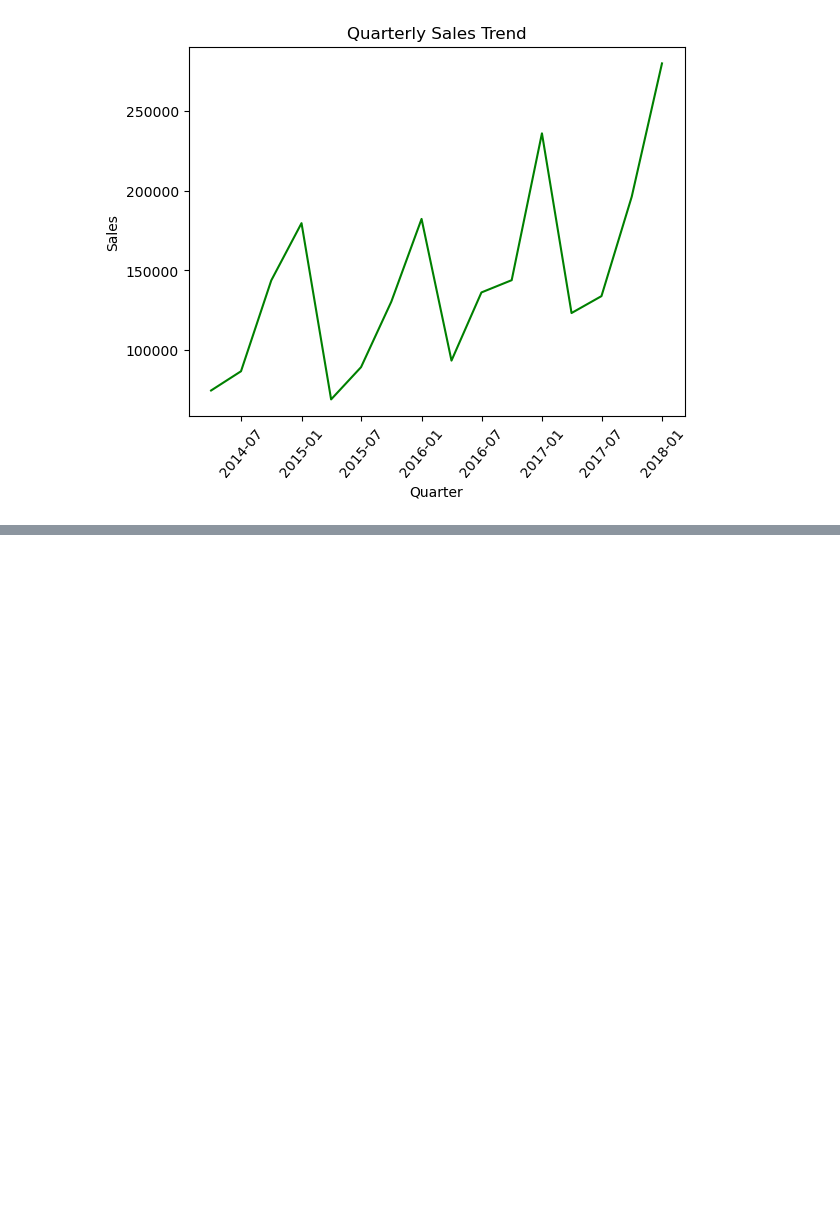
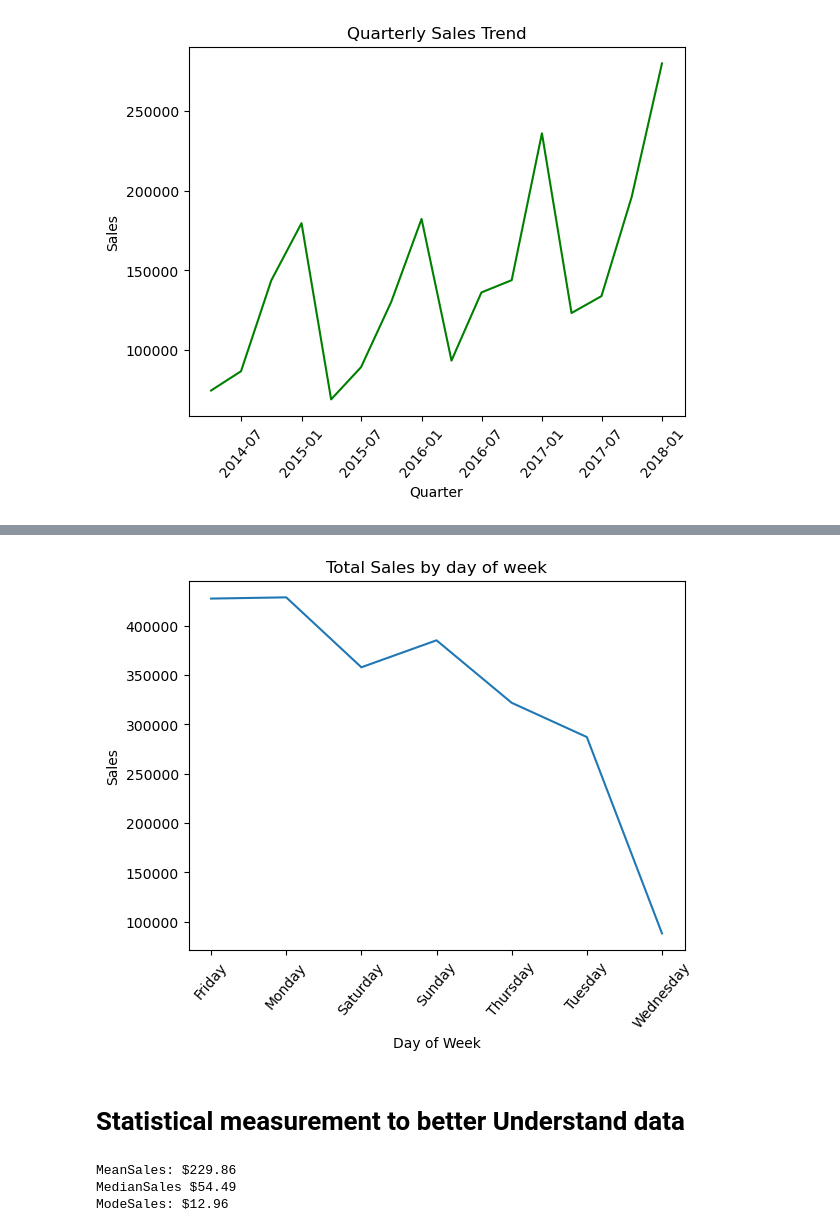
Before and after one commit to AdekanleIsrael/Analysis_With_Super_Store_Data, a Jupyter notebook: Superstore.ipynb, the cells around one changed output, grey strips where cells are left out. Cells and saved outputs as stored; diff of their text form; code cells hidden in the pictures; blank space fills up the shorter version.

```diff
--- a/Superstore.ipynb
+++ b/Superstore.ipynb
@@ -363,0 +392,40 @@ plt.show()
+# %%
+# Get the total sales by day of the week
+
+
+
+# Add a new column "Day of week" to the dataframe
+df["Day of week"] = df["Order Date"].dt.day_name()
+
+#Group the dataframe by "Day of week", and aggregate the 'Sales' column
+sales_by_day = df.groupby('Day of week')['Sales'].sum()
+
+# create a line chart
+plt.plot(sales_by_day.index, sales_by_day.values)
+plt.xticks(rotation = 50)
+plt.title('Total Sales by day of week')
+plt.xlabel('Day of Week')
+plt.ylabel('Sales')
+plt.show()
+# %% [output]
+[figure, added]
+# %% [markdown]
+# Statistical measurement to better Understand data
+# %%
+# mean
+mean_sales = df['Sales'].mean()
+
+#median
+median_sales = df['Sales'].median()
+
+#mode
+mode_sales = df['Sales'].mode()[0]
+
+
+print("MeanSales: ${:.2f}".format(mean_sales))
+print("MedianSales ${:.2f}".format(median_sales))
+print("ModeSales: ${:.2f}".format(mode_sales))
+# %% [output]
+MeanSales: $229.86
+MedianSales $54.49
+ModeSales: $12.96
```
Also changed, not shown: parts of 10 cells of this notebook.
